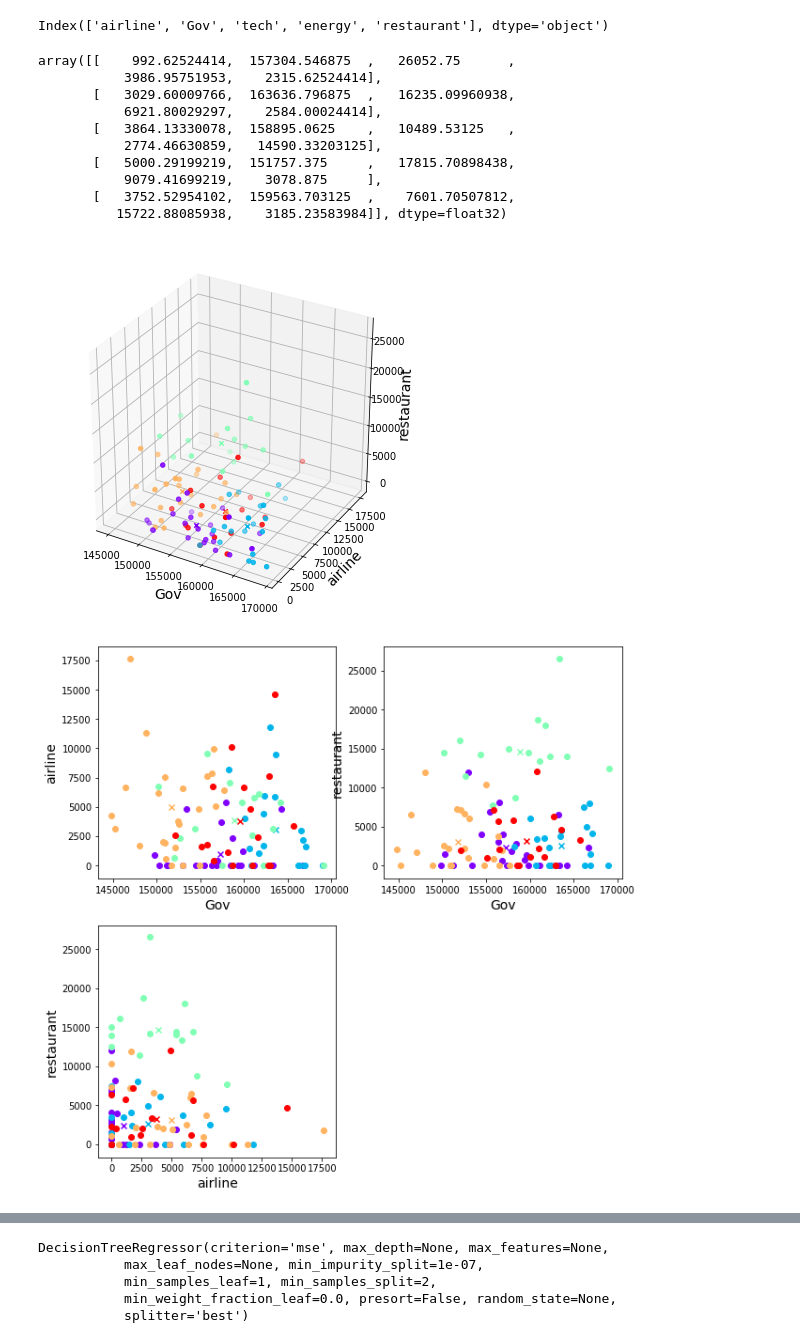
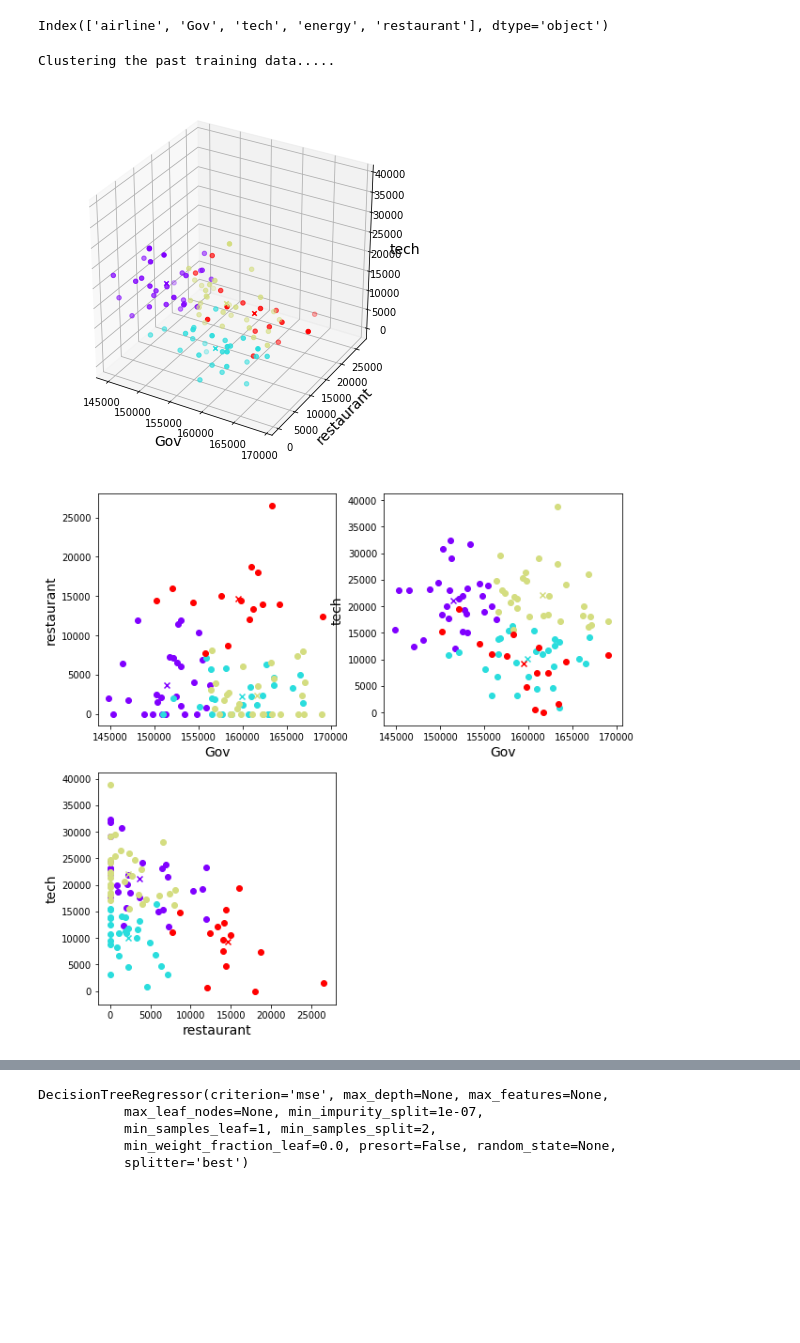
Before and after one commit to dexterchan/TradeSample, a Jupyter notebook: Scripts/AnalysisWorkbook2.ipynb, the cells around one changed output, grey strips where cells are left out. Drawn from its saved outputs; the diff is of its cells as text; code cells hidden in the pictures; blank space fills up the shorter version.

```diff
--- a/Scripts/AnalysisWorkbook2.ipynb
+++ b/Scripts/AnalysisWorkbook2.ipynb
@@ -5,7 +5,7 @@ import matplotlib.pyplot as plt
 file_name="rawTrade.csv"
 import os.path
 import pandas as pds
-numOfClusters=5
+numOfClusters=4
 trainingDataSize=330
 # %%
 if( os.path.isfile(file_name)  ):
@@ -88,17 +88,21 @@ for c in range(len(CustCategoryEncoder.categoriesIndex)):
     for j in range(0,col):
         data[c,j] = np.round(np.sum( custClassSet[custClassSet["orgType_cat"]==j]["total"] )/1000000)
 # %%
-def generateFeatures(tradeData,scale,custCategory):
+def generateFeatures(tradeData,scale,custCategory,includeCount=False):
     (row,col)=tradeData.shape
-    data = np.zeros((len(custCategory.categoriesIndex),col), dtype=np.float32)
+    numCol = col*2 if includeCount else col
+    data = np.zeros((len(custCategory.categoriesIndex),numCol), dtype=np.float32)
     for c in range(len(custCategory.categoriesIndex)):
         custClassSet = tradeData[ tradeData["cust_cat"] ==c ]
         for j in range(0,col):
             data[c,j] = np.round(np.sum( custClassSet[custClassSet["orgType_cat"]==j]["total"] )/scale)
+            if(includeCount):
+                data[c,j+col] = np.sum( custClassSet[custClassSet["orgType_cat"]==j]["total"].count() )
+
     return data
 # %%
-traindata = generateFeatures(trainXdf,1000000,CustCategoryEncoder)
-trainLabelData = generateFeatures(trainYdf,1000000,CustCategoryEncoder)
+traindata = generateFeatures(trainXdf,1000000,CustCategoryEncoder,True)
+trainLabelData = generateFeatures(trainYdf,1000000,CustCategoryEncoder,False)
 # %%
 from sklearn.cluster import KMeans
 kmeans = KMeans(n_clusters=numOfClusters, random_state=0).fit(traindata)
@@ -147,31 +151,20 @@ def plot3DCluster(kmeans,data,xaxis,yaxis,zaxis,axisIndex):
 OrgTypeCategoryEncoder.categoriesIndex
 # %% [output]
 Index(['airline', 'Gov', 'tech', 'energy', 'restaurant'], dtype='object')
-# %%
-kmeans.cluster_centers_
-# %% [output]
-array([[    992.62524414,  157304.546875  ,   26052.75      ,
-           3986.95751953,    2315.62524414],
-       [   3029.60009766,  163636.796875  ,   16235.09960938,
-           6921.80029297,    2584.00024414],
-       [   3864.13330078,  158895.0625    ,   10489.53125   ,
-           2774.46630859,   14590.33203125],
-       [   5000.29199219,  151757.375     ,   17815.70898438,
-           9079.41699219,    3078.875     ],
-       [   3752.52954102,  159563.703125  ,    7601.70507812,
-          15722.88085938,    3185.23583984]], dtype=float32)
 # %%
+print ("Clustering the past training data.....")
 fig = plt.figure(figsize=(5, 5))
-plot3DCluster(kmeans,traindata,1,0,4,OrgTypeCategoryEncoder.categoriesIndex)
+plot3DCluster(kmeans,traindata,1,4,2,OrgTypeCategoryEncoder.categoriesIndex)
 plt.show()
 fig = plt.figure(figsize=(10, 10))
-plot2DCluster(kmeans,traindata,1,0,OrgTypeCategoryEncoder.categoriesIndex,221)
-plot2DCluster(kmeans,traindata,1,4,OrgTypeCategoryEncoder.categoriesIndex,222)
-plot2DCluster(kmeans,traindata,0,4,OrgTypeCategoryEncoder.categoriesIndex,223)
+plot2DCluster(kmeans,traindata,1,4,OrgTypeCategoryEncoder.categoriesIndex,221)
+plot2DCluster(kmeans,traindata,1,2,OrgTypeCategoryEncoder.categoriesIndex,222)
+plot2DCluster(kmeans,traindata,4,2,OrgTypeCategoryEncoder.categoriesIndex,223)
 plt.show()
 # %% [output]
+Clustering the past training data.....
-[figure, old version]
+[figure, new version]
-[figure, old version]
+[figure, new version]
 # %%
 print("Cluster centre:")
 cSet=np.round(kmeans.cluster_centers_[:,0:len(OrgTypeCategoryEncoder.categoriesIndex)])
```
Also changed, not shown: parts of 5 cells of this notebook.
